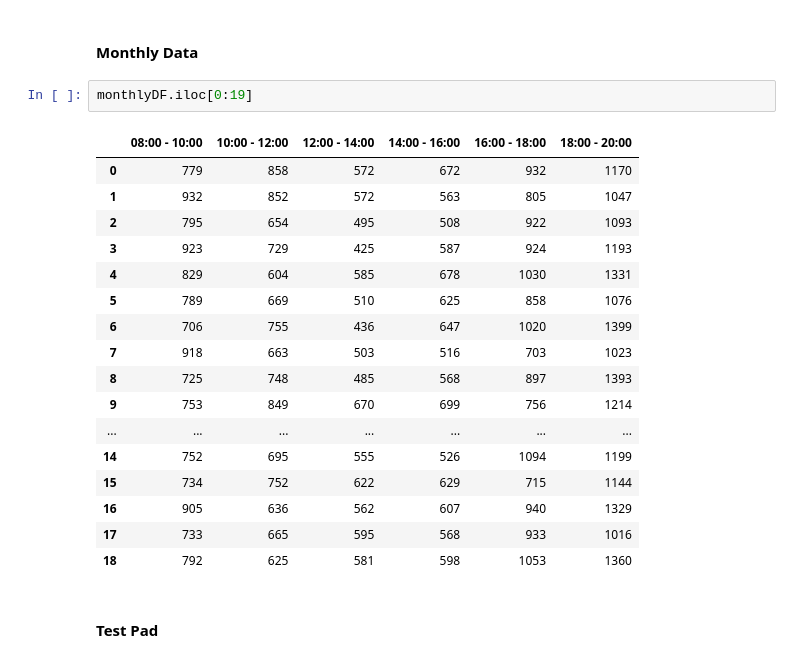
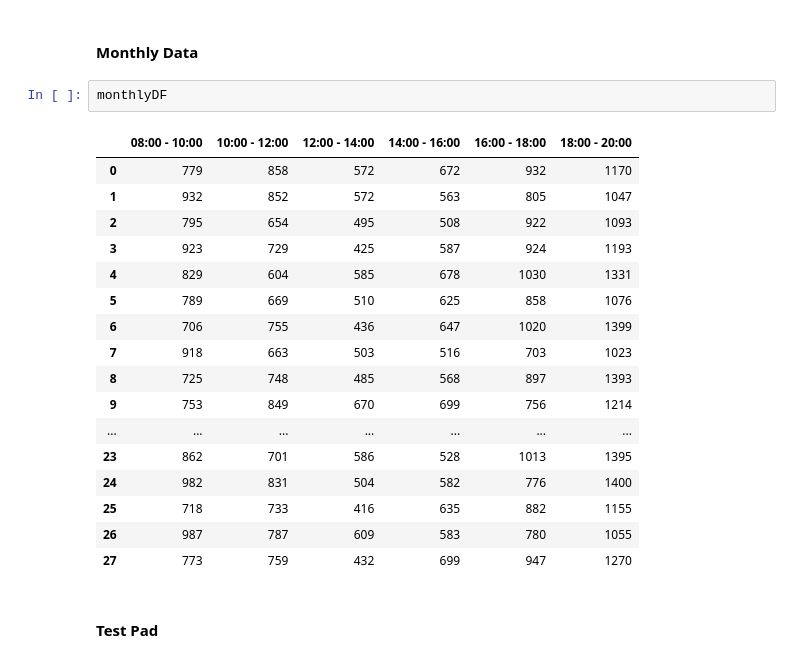
Before and after one commit to pratyayganguli/Dynamic-Pricing-Data-Visualization, a Jupyter notebook: notebook-files/dynamic-car-rental-pricing-algorithm.ipynb, the cells around one changed output. Cells and saved outputs as stored; diff of their text form.

```diff
--- a/notebook-files/dynamic-car-rental-pricing-algorithm.ipynb
+++ b/notebook-files/dynamic-car-rental-pricing-algorithm.ipynb
@@ -99,25 +99,25 @@ annualDF
 # %% [markdown]
 #### Monthly Data ####
 # %%
-monthlyDF.iloc[0:19]
+monthlyDF
 # %% [output]
 |  | 08:00 - 10:00 | 10:00 - 12:00 | 12:00 - 14:00 | 14:00 - 16:00 | 16:00 - 18:00 | 18:00 - 20:00 |
 | 0 | 779 | 858 | 572 | 672 | 932 | 1170 |
 | 1 | 932 | 852 | 572 | 563 | 805 | 1047 |
 | 2 | 795 | 654 | 495 | 508 | 922 | 1093 |
 | 3 | 923 | 729 | 425 | 587 | 924 | 1193 |
 | 4 | 829 | 604 | 585 | 678 | 1030 | 1331 |
 | 5 | 789 | 669 | 510 | 625 | 858 | 1076 |
 | 6 | 706 | 755 | 436 | 647 | 1020 | 1399 |
 | 7 | 918 | 663 | 503 | 516 | 703 | 1023 |
 | 8 | 725 | 748 | 485 | 568 | 897 | 1393 |
 | 9 | 753 | 849 | 670 | 699 | 756 | 1214 |
 | ... | ... | ... | ... | ... | ... | ... |
-| 14 | 752 | 695 | 555 | 526 | 1094 | 1199 |
-| 15 | 734 | 752 | 622 | 629 | 715 | 1144 |
-| 16 | 905 | 636 | 562 | 607 | 940 | 1329 |
-| 17 | 733 | 665 | 595 | 568 | 933 | 1016 |
-| 18 | 792 | 625 | 581 | 598 | 1053 | 1360 |
+| 23 | 862 | 701 | 586 | 528 | 1013 | 1395 |
+| 24 | 982 | 831 | 504 | 582 | 776 | 1400 |
+| 25 | 718 | 733 | 416 | 635 | 882 | 1155 |
+| 26 | 987 | 787 | 609 | 583 | 780 | 1055 |
+| 27 | 773 | 759 | 432 | 699 | 947 | 1270 |
 # %% [markdown]
 #### Test Pad ####
 # %%
```
Also changed, not shown: parts of 1 cell of this notebook, 4 other files.
